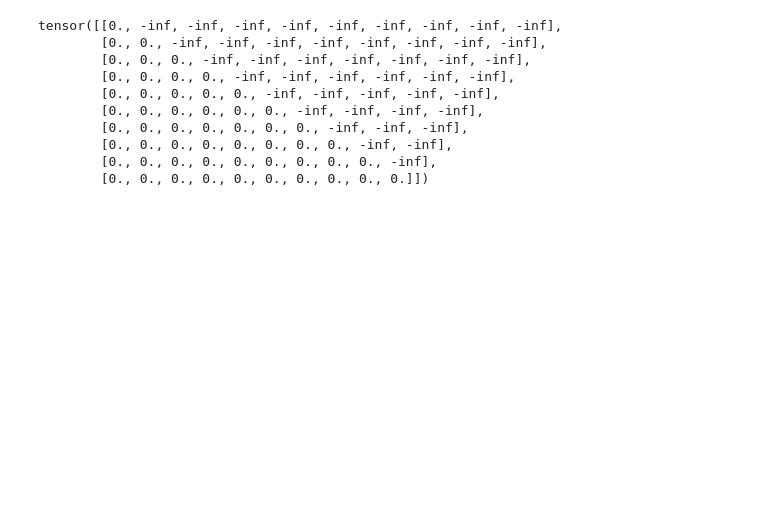
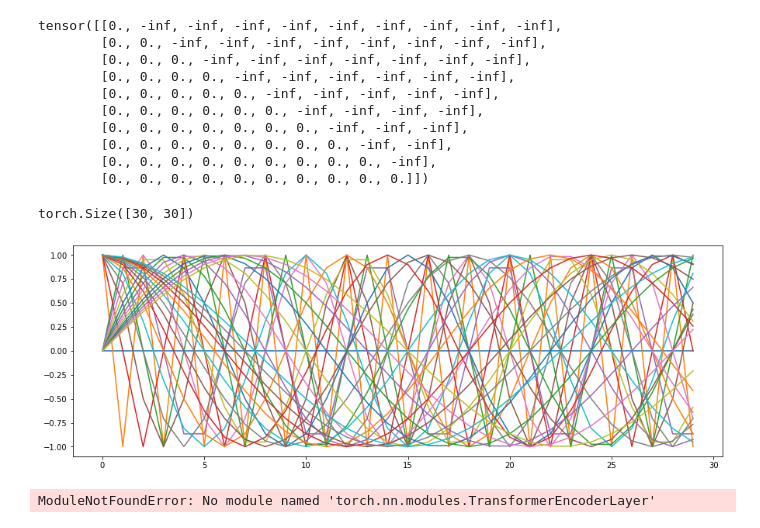
Before and after one commit to ewanytken/dontforget, a Jupyter notebook: Task45Transformer.ipynb, the cells around one changed output. Saved outputs shown, nothing was run; the diff lists cells and outputs as text; code cells hidden in the pictures; blank space fills up the shorter version.

```diff
--- a/Task45Transformer.ipynb
+++ b/Task45Transformer.ipynb
@@ -176,3 +174,21 @@ tensor([[0., -inf, -inf, -inf, -inf, -inf, -inf, -inf, -inf, -inf],
         [0., 0., 0., 0., 0., 0., 0., 0., -inf, -inf],
         [0., 0., 0., 0., 0., 0., 0., 0., 0., -inf],
         [0., 0., 0., 0., 0., 0., 0., 0., 0., 0.]])
+# %%
+def make_positional_encoding(max_length, embedding_size):
+    time = np.pi * torch.arange(0, max_length).float()
+    freq_dividers = torch.arange(1, embedding_size // 2 + 1).float()
+    inputs = time[:, None] / freq_dividers[None, :]
+
+    result = torch.zeros(max_length, embedding_size)
+    result[:, 0::2] = torch.sin(inputs)
+    result[:, 1::2] = torch.cos(inputs)
+    return result
+# %%
+sample_pos_codes = make_positional_encoding(30, 30)
+plt.plot(sample_pos_codes[:, ::3])
+plt.gcf().set_size_inches((15, 5))
+sample_pos_codes[:, :].shape
+# %% [output]
+torch.Size([30, 30])
+[figure, added]
@@ -178,0 +258,15 @@ tensor([[0., -inf, -inf, -inf, -inf, -inf, -inf, -inf, -inf, -inf],
+# %%
+import torch.nn.modules.TransformerEncoderLayer
+torch_transf_model = LanguageModel(tokenizer.vocab_size(),
+                                   256,
+                                   BatchFirstTransformerEncoder(
+                                       nn.TransformerEncoderLayer(
+                                           d_model=256,
+                                           nhead=16,
+                                           dim_feedforward=512,
+                                           dropout=0.1),
+                                       num_layers=3),
+                                   emb_dropout=0.1)
+print('Количество параметров', get_params_number(torch_transf_model))
+# %% [output]
+ModuleNotFoundError: No module named 'torch.nn.modules.TransformerEncoderLayer'
```
Also changed, not shown: parts of 14 cells of this notebook.
